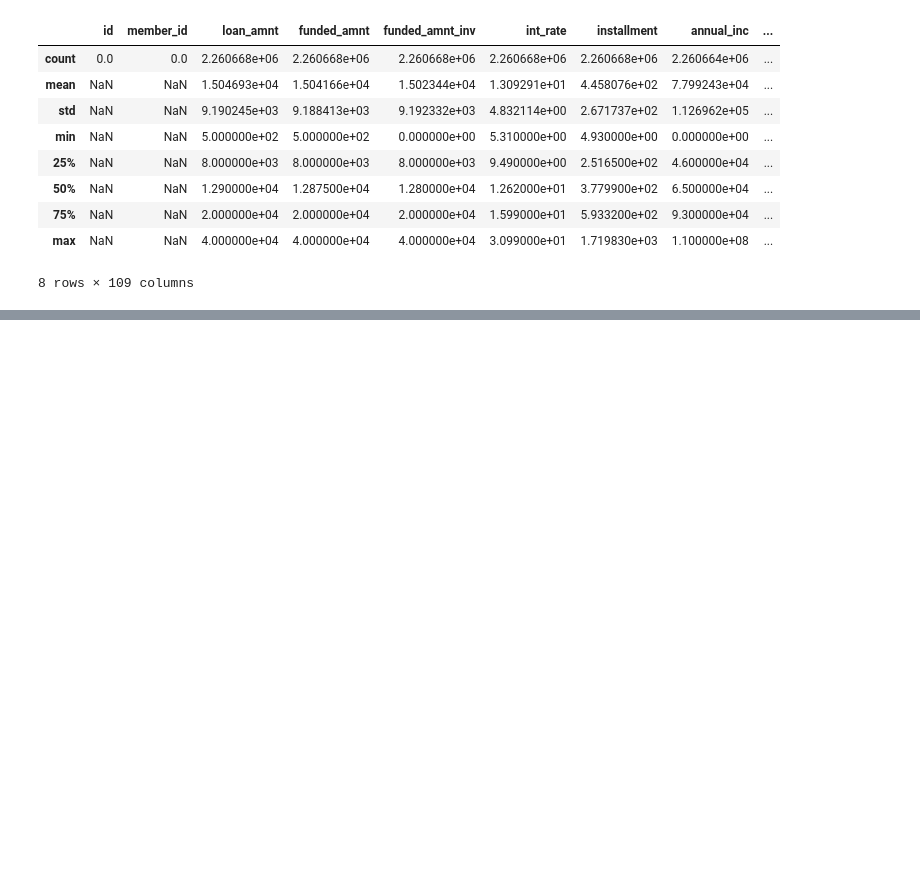
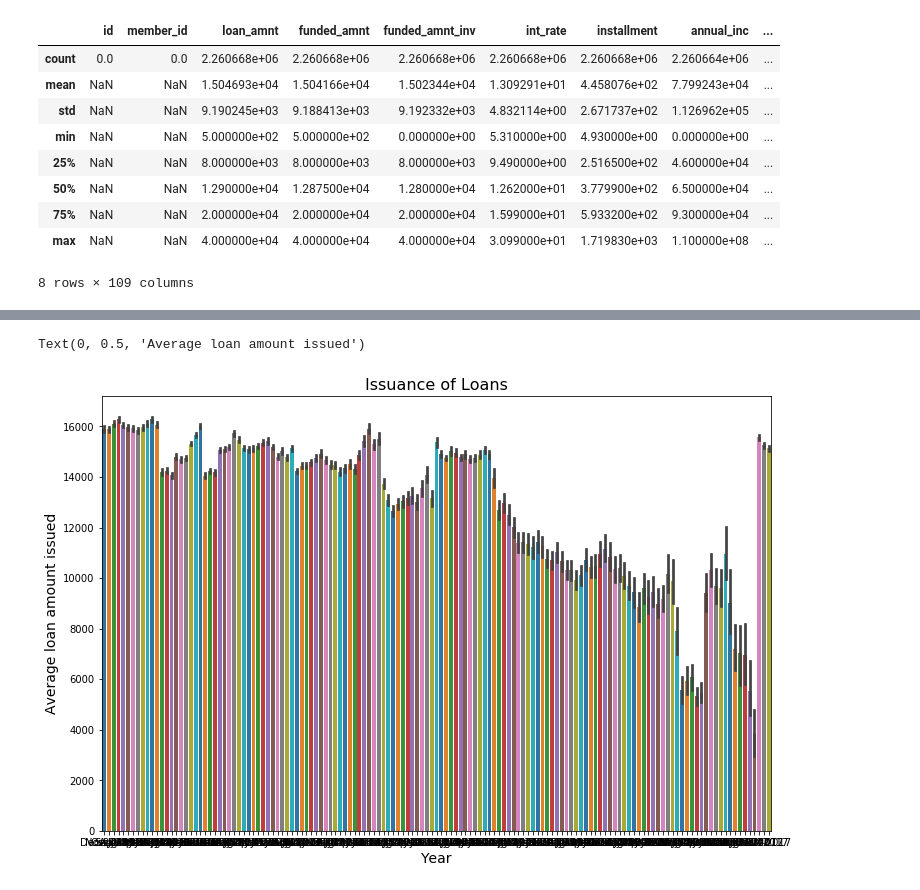
Before and after one commit to sanatanonline/pynb-codes, a Jupyter notebook: src/Lending Club Loan Data Analysis.ipynb, the cells around one changed output, grey strips where cells are left out. Drawn from its saved outputs; the diff is of its cells as text; code cells hidden in the pictures; blank space fills up the shorter version.

```diff
--- a/src/Lending Club Loan Data Analysis.ipynb
+++ b/src/Lending Club Loan Data Analysis.ipynb
@@ -44,0 +66,11 @@ Index(['id', 'member_id', 'loan_amnt', 'funded_amnt', 'funded_amnt_inv',
+# %%
+# The year of 2015 was the year were the highest amount of loans were issued
+# This is an indication that the economy is quiet recovering itself.
+plt.figure(figsize=(12,8))
+sns.barplot('issue_d', 'loan_amnt', data=df, palette='tab10')
+plt.title('Issuance of Loans', fontsize=16)
+plt.xlabel('Year', fontsize=14)
+plt.ylabel('Average loan amount issued', fontsize=14)
+# %% [output]
+Text(0, 0.5, 'Average loan amount issued')
+[figure, added]
```
Also changed, not shown: parts of 3 cells of this notebook.
